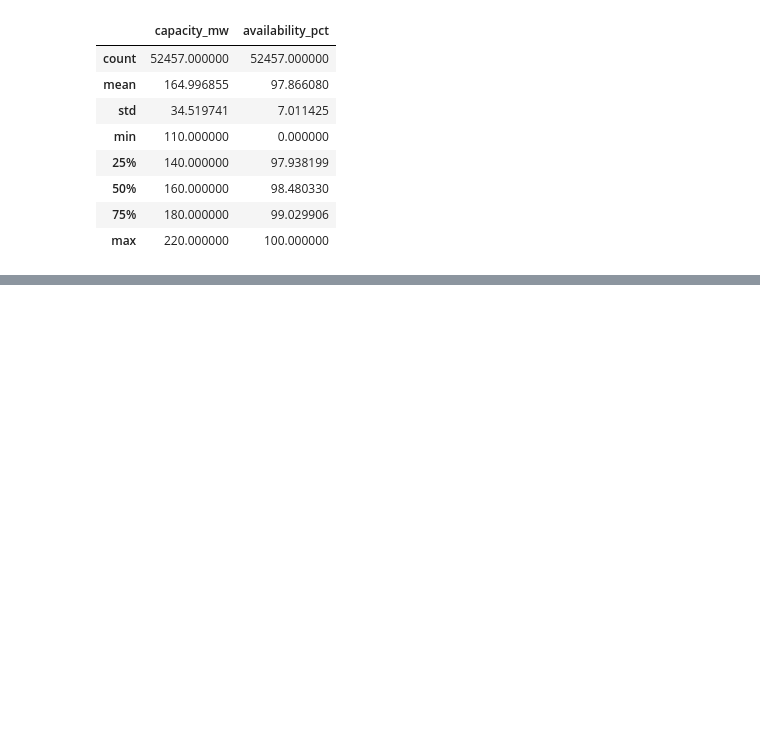
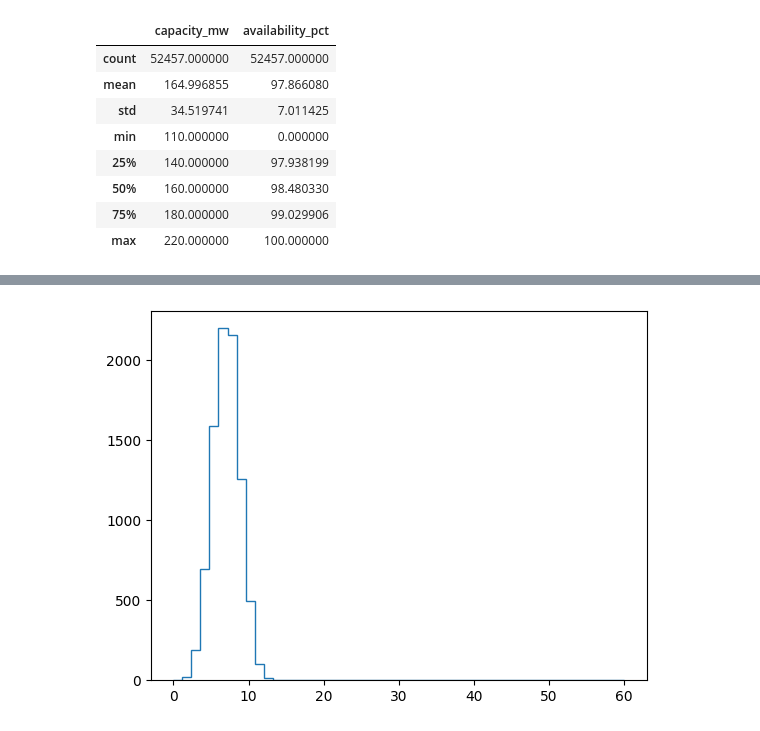
Before and after one commit to sadamhabnawi28/GreenGrid_Energy_Project, a Jupyter notebook: scripts/data_cleaning.ipynb, the cells around one changed output, grey strips where cells are left out. Cells and saved outputs as stored; diff of their text form; code cells hidden in the pictures; blank space fills up the shorter version.

```diff
--- a/scripts/data_cleaning.ipynb
+++ b/scripts/data_cleaning.ipynb
@@ -436,0 +439,5 @@ df_scada.describe()
+# %%
+weather = path + "weather_station_raw.csv"
+df_weather = pd.read_csv(weather)
+
+df_weather.head()
@@ -436,0 +459,3 @@ df_scada.describe()
+# %%
+df_weather = df_weather.drop_duplicates()
+df_weather.duplicated().sum()
@@ -436,0 +464,3 @@ df_scada.describe()
+# %%
+df_weather = df_weather.dropna()
+df_weather.isnull().sum()
@@ -436,0 +495,7 @@ df_scada.describe()
+# %%
+df_weather.loc[df_weather["wind_speed_mps"] < 0, "wind_speed_mps"] = 0
+# %%
+plt.hist(df_weather["wind_speed_mps"], histtype="step", bins=50)
+plt.show()
+# %% [output]
+[figure, added]
```
Also changed, not shown: parts of 11 cells of this notebook.
